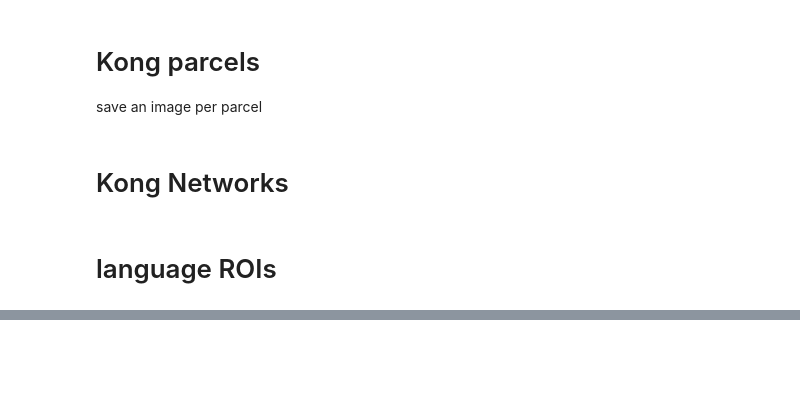
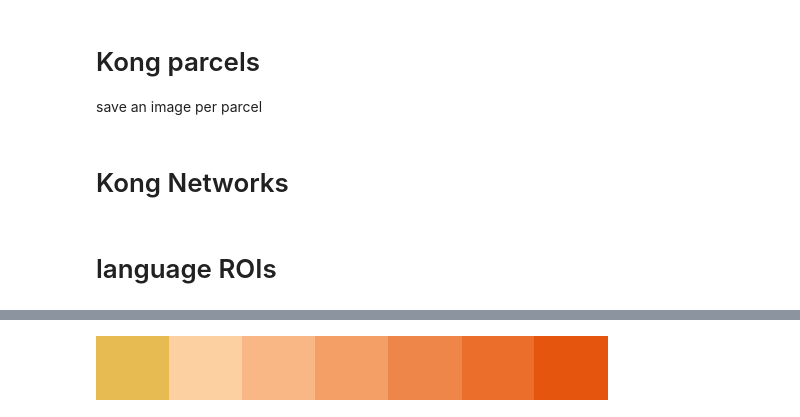
Before and after one commit to zaidzada/narrative-enc, a Jupyter notebook: code/figureS-atlas.ipynb, the cells around one changed output, grey strips where cells are left out. Saved outputs shown, nothing was run; the diff lists cells and outputs as text; code cells hidden in the pictures; blank space fills up the shorter version.

```diff
--- a/code/figureS-atlas.ipynb
+++ b/code/figureS-atlas.ipynb
@@ -550,0 +583,5 @@ n_rois
+# %%
+custom_cmap = ListedColormap(["#E7BA52", "#FDD0A2", "#F8B784", "#F49F66", "#EF8649", "#EB6E2B", "#E6550D"])
+custom_cmap
+# %% [output]
+[figure, added]
```
Also changed, not shown: parts of 13 cells of this notebook, 4 other files.
